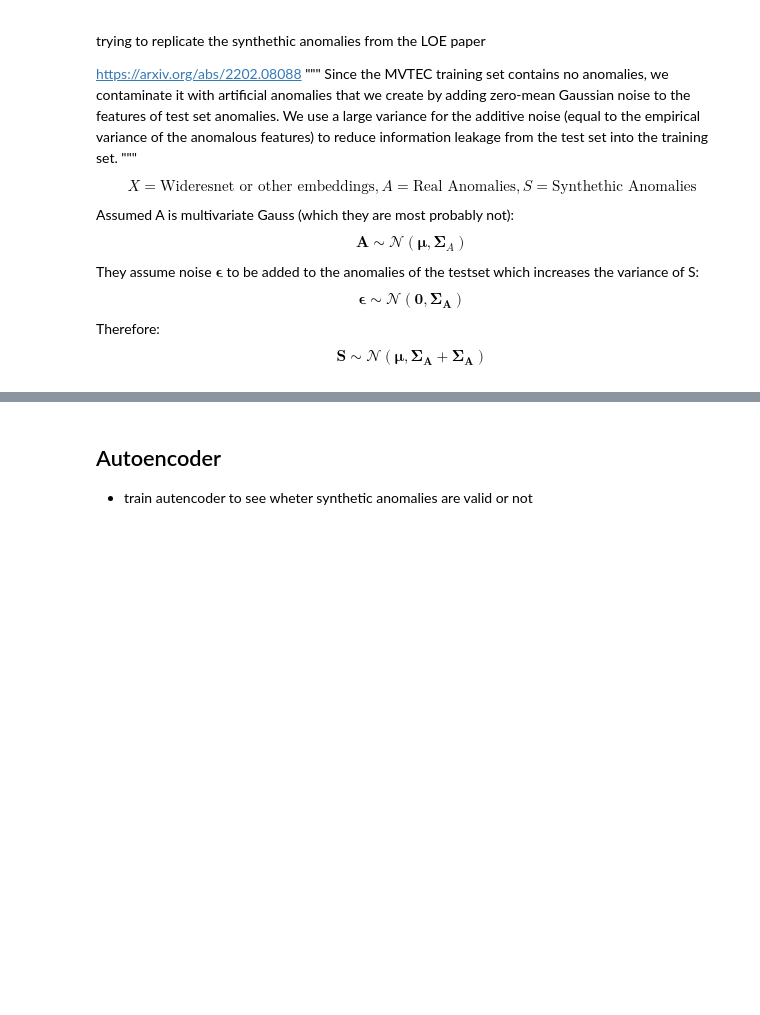
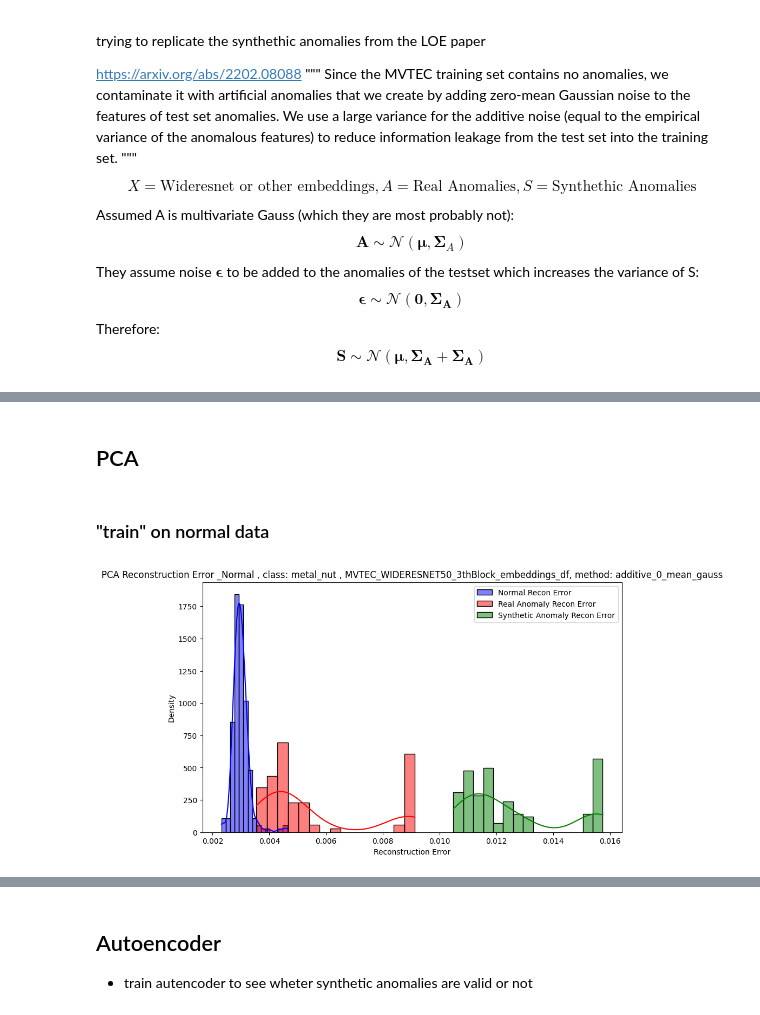
Before and after one commit to buehlpa/MVTec_Visualizer, a Jupyter notebook: workspace/mvtec_syntheticAnomalies.ipynb, the cells around one changed output, grey strips where cells are left out. Drawn from its saved outputs; the diff is of its cells as text; code cells hidden in the pictures; blank space fills up the shorter version.

```diff
--- a/workspace/mvtec_syntheticAnomalies.ipynb
+++ b/workspace/mvtec_syntheticAnomalies.ipynb
@@ -120,0 +147,44 @@ plt.show()
+# %% [markdown]
+## PCA
+# %% [markdown]
+### "train" on normal data
+# %%
+normal_data = np.array(normals)
+anomalies = np.array(anomalies)
+synthetic_anomalies = np.array(synthetic_anomalies)
+
+pca = PCA(n_components=20)  # Reduce dimensionality
+
+# empty recons
+normal_recon_error,anomaly_recon_error,synthetic_anomaly_recon_error = [],[],[]  #  empty recons
+
+# Normal data
+reduced_normal_data = pca.fit_transform(normal_data)  # Transform normal data
+for i in range(len(reduced_normal_data)):
+    reconstructed_normal = pca.inverse_transform(reduced_normal_data[i, :])
+    normal_recon_error.append(mean_squared_error(normal_data[i], reconstructed_normal))
+
+#Real Anomalies
+reduced_anomaly_data = pca.transform(anomalies)
+for i in range(len(reduced_anomaly_data)):
+    reconstructed_anomaly = pca.inverse_transform(reduced_anomaly_data[i, :])
+    anomaly_recon_error.append(mean_squared_error(anomalies[i], reconstructed_anomaly))
+
+#Synthetic Anomalies
+reduced_synthetic_anomaly_data = pca.transform(synthetic_anomalies)
+for i in range(len(reduced_synthetic_anomaly_data)):
+    reconstructed_synthetic_anomaly = pca.inverse_transform(reduced_synthetic_anomaly_data[i, :])
+    synthetic_anomaly_recon_error.append(mean_squared_error(synthetic_anomalies[i], reconstructed_synthetic_anomaly))
+
+plt.figure(figsize=(10, 6))
+bins_number = 15
+
+# Plot distribution of reconstruction error
+sns.histplot(normal_recon_error, label='Normal Recon Error', kde=True, color='blue', stat="density", alpha=0.5, bins=bins_number)
+sns.histplot(anomaly_recon_error, label='Real Anomaly Recon Error', kde=True, color='red', stat="density", alpha=0.5, bins=bins_number)
+sns.histplot(synthetic_anomaly_recon_error, label='Synthetic Anomaly Recon Error', kde=True, color='green', stat="density", alpha=0.5, bins=bins_number)
+plt.title(f'PCA Reconstruction Error _Normal , class: {category} , {FILENAME}, method: {info["sampler"]}'),plt.xlabel('Reconstruction Error'),plt.ylabel('Density')
+plt.legend()
+plt.show()
+# %% [output]
+[figure, added]
```
Also changed, not shown: parts of 15 cells of this notebook, 1 other file.
